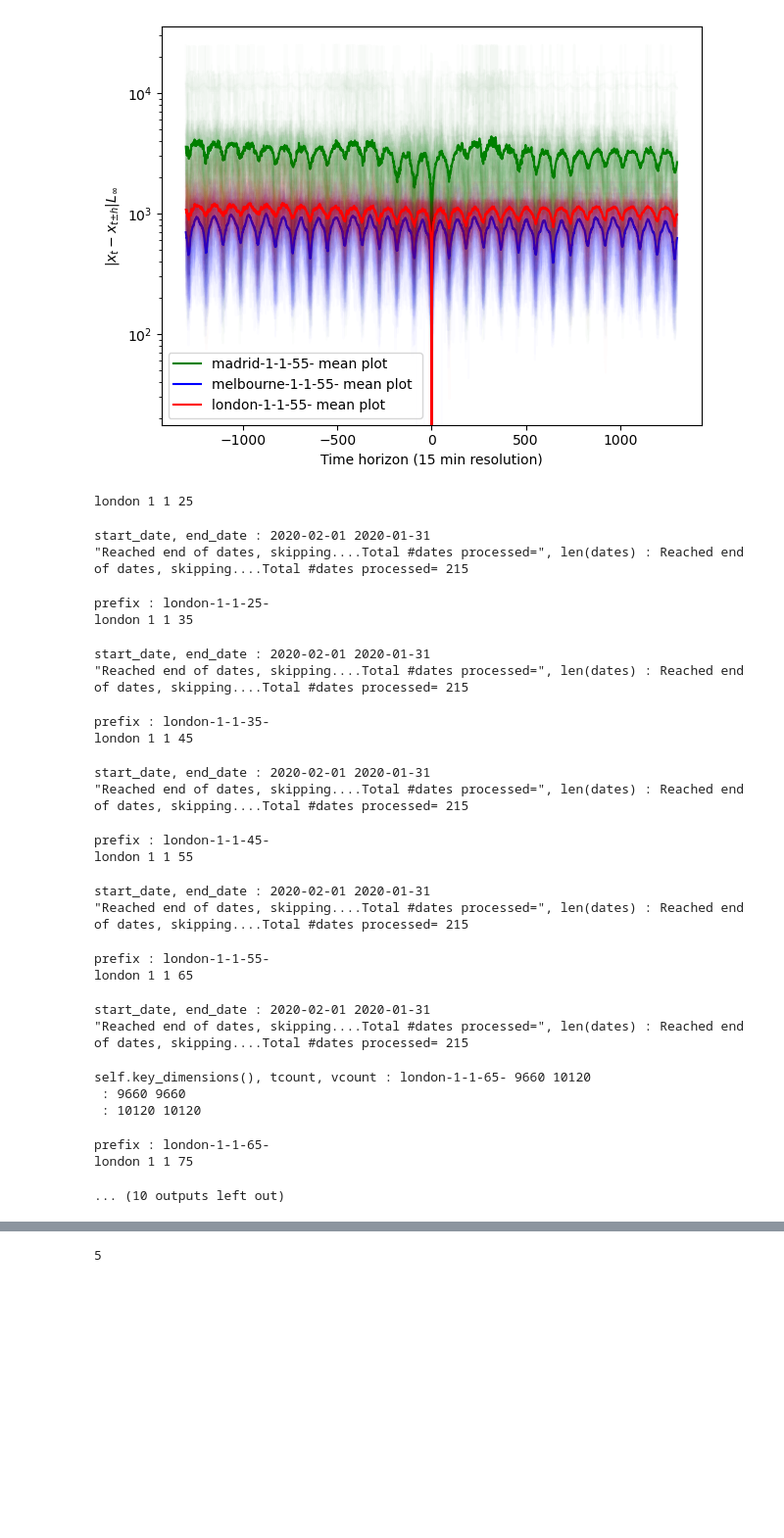
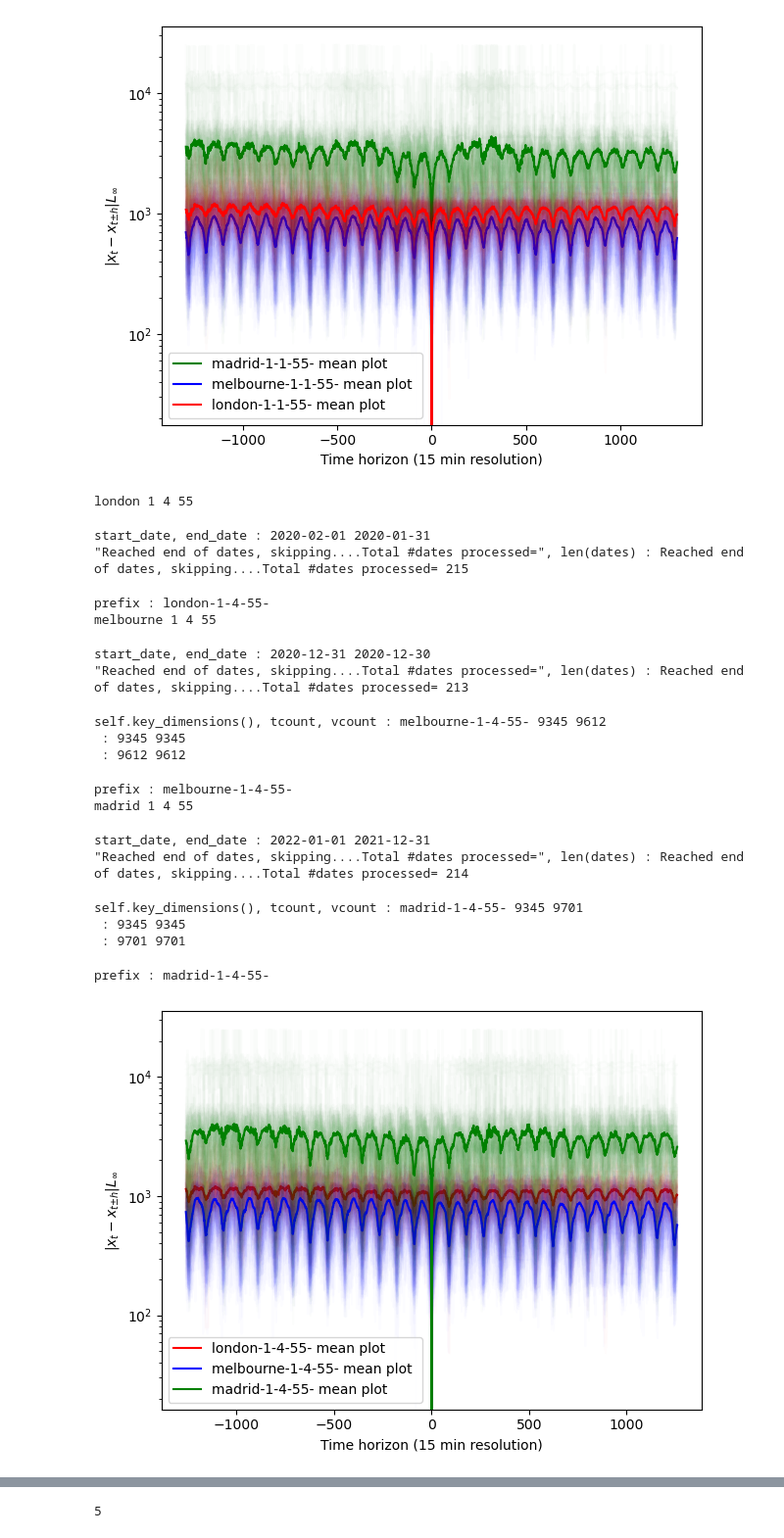
Before and after one commit to mie-lab/Complexity-Aware-Traffic-Prediction, a Jupyter notebook: exploration/CATP/preprocessing/temporal_distances.ipynb, the cells around one changed output, grey strips where cells are left out. Shown: that part at 98% size. Drawn from its saved outputs; the diff is of its cells as text; code cells hidden in the pictures; blank space fills up the shorter version.

```diff
--- a/exploration/CATP/preprocessing/temporal_distances.ipynb
+++ b/exploration/CATP/preprocessing/temporal_distances.ipynb
@@ -121,13 +121,11 @@ start_date, end_date : 2020-02-01 2020-01-31
 prefix : london-1-1-55-
 [figure]
 # %%
-for cityname in config.city_list_def:
+for city_ in config.city_list:
+    city = city_.lower()
     for io_len in [1]: # range(1,9):
-        for pred_horiz in [1]: # config.pred_horiz_def:
-            for scale in config.scales:
-
-                city = cityname.lower()
-
+        for pred_horiz in [4]: # config.pred_horiz_def:
+            for scale in config.scales_def:
                 print (city, io_len, pred_horiz, scale)
 
                 prefix = ProcessRaw.file_prefix(cityname=city, io_length=io_len, pred_horiz=pred_horiz, scale=scale)
@@ -157,7 +155,7 @@ for cityname in config.city_list_def:
                     # integer id of filename
                     n = int(source_file.split(prefix)[-1].replace("_x.npy", ""))
 
-                    while ( n - 14 * obj.offset <= 0 or n + 14 * obj.offset > 8500 ): # 8500 number of training data points across all scenarios.
+                    while ( n - 14 * obj.offset < 0 or n + 14 * obj.offset > 8500 ): # 8500 number of training data points across all scenarios.
                         # keep looking for a source point near the centre of the dataset
                         # so that we can look one week ahead and behind
 
@@ -183,53 +181,47 @@ for cityname in config.city_list_def:
                         neighbour = np.load(neighbour_filename)
 
                         dist_list.append (np.max(np.abs( neighbour - source_x)) )
 
                     multiple_source_distance_list.append(dist_list)
                     plt.plot(range(-14*obj.offset, 14*obj.offset), (dist_list), alpha=0.01, color=city_color[city])
 
                 multiple_source_distance_list = np.array(multiple_source_distance_list)
 
                 mean_plot = (np.mean(multiple_source_distance_list, axis=0))
                 plt.plot(range(-14*obj.offset, +14*obj.offset), (mean_plot), label= prefix + " mean plot ", color=city_color[city])
 
                 # median_plot = (np.median(multiple_source_distance_list, axis=0))
                 # plt.plot(np.convolve(median_plot, [1/1]*1, "valid"), label= prefix + " median plot ")
 
 
                 sprint (prefix)
             #     break
             # break
         # break
     # break
 plt.ylabel(r'$\|x_t-x_{t{\pm}h}\|L_{\infty}$')
 plt.legend()
 plt.xlabel("Time horizon (15 min resolution)")
 plt.yscale('log')
 plt.tight_layout()
 plt.show()   # obj._clean_intermediate_files()
 # %% [output]
-london 1 1 25
+london 1 4 55
 start_date, end_date : 2020-02-01 2020-01-31
 "Reached end of dates, skipping....Total #dates processed=", len(dates) : Reached end of dates, skipping....Total #dates processed= 215
-prefix : london-1-1-25-
-london 1 1 35
+prefix : london-1-4-55-
+melbourne 1 4 55
-start_date, end_date : 2020-02-01 2020-01-31
-"Reached end of dates, skipping....Total #dates processed=", len(dates) : Reached end of dates, skipping....Total #dates processed= 215
+start_date, end_date : 2020-12-31 2020-12-30
+"Reached end of dates, skipping....Total #dates processed=", len(dates) : Reached end of dates, skipping....Total #dates processed= 213
-prefix : london-1-1-35-
-london 1 1 45
+self.key_dimensions(), tcount, vcount : melbourne-1-4-55- 9345 9612
+ : 9345 9345
+ : 9612 9612
-start_date, end_date : 2020-02-01 2020-01-31
-"Reached end of dates, skipping....Total #dates processed=", len(dates) : Reached end of dates, skipping....Total #dates processed= 215
+prefix : melbourne-1-4-55-
+madrid 1 4 55
-prefix : london-1-1-45-
-london 1 1 55
+start_date, end_date : 2022-01-01 2021-12-31
+"Reached end of dates, skipping....Total #dates processed=", len(dates) : Reached end of dates, skipping....Total #dates processed= 214
-start_date, end_date : 2020-02-01 2020-01-31
-"Reached end of dates, skipping....Total #dates processed=", len(dates) : Reached end of dates, skipping....Total #dates processed= 215
+self.key_dimensions(), tcount, vcount : madrid-1-4-55- 9345 9701
+ : 9345 9345
+ : 9701 9701
-prefix : london-1-1-55-
-london 1 1 65
+prefix : madrid-1-4-55-
-start_date, end_date : 2020-02-01 2020-01-31
-"Reached end of dates, skipping....Total #dates processed=", len(dates) : Reached end of dates, skipping....Total #dates processed= 215
-self.key_dimensions(), tcount, vcount : london-1-1-65- 9660 10120
- : 9660 9660
- : 10120 10120
-prefix : london-1-1-65-
-london 1 1 75
-... (10 outputs left out)
+[figure, added]
```
Also changed, not shown: parts of 2 cells of this notebook, 8 other files.
